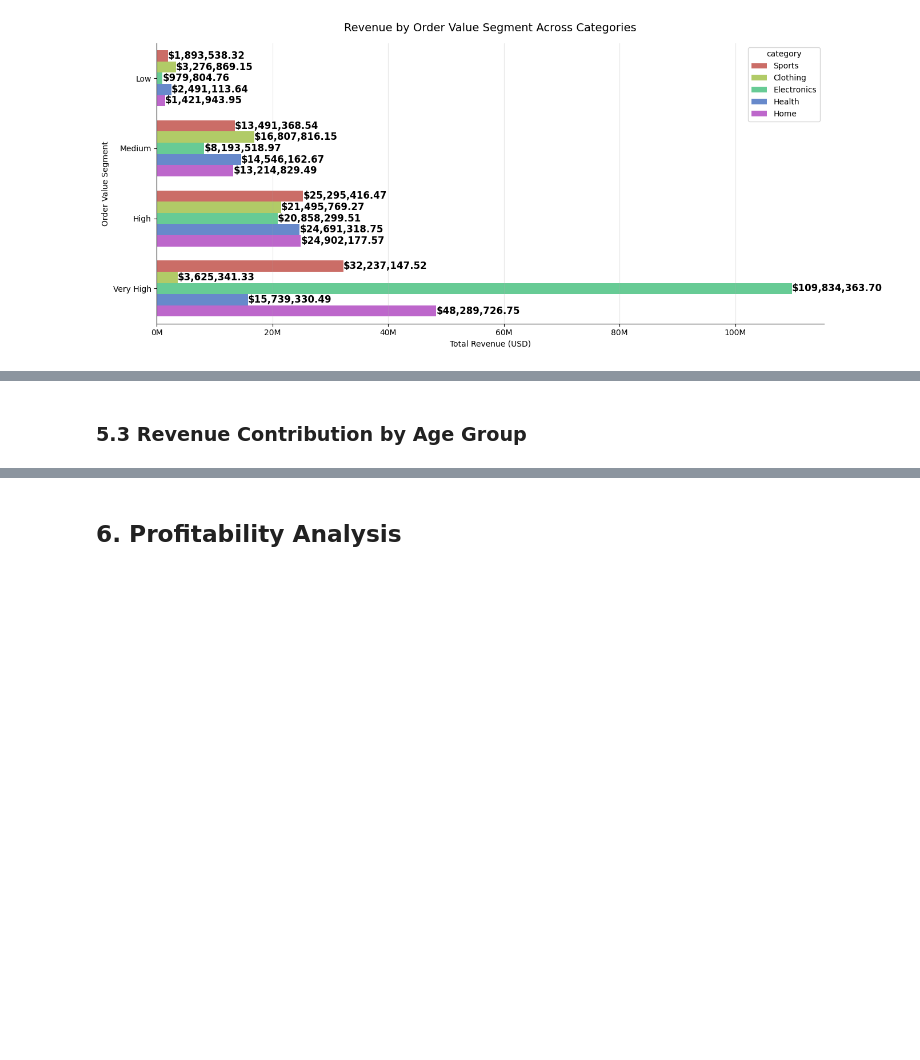
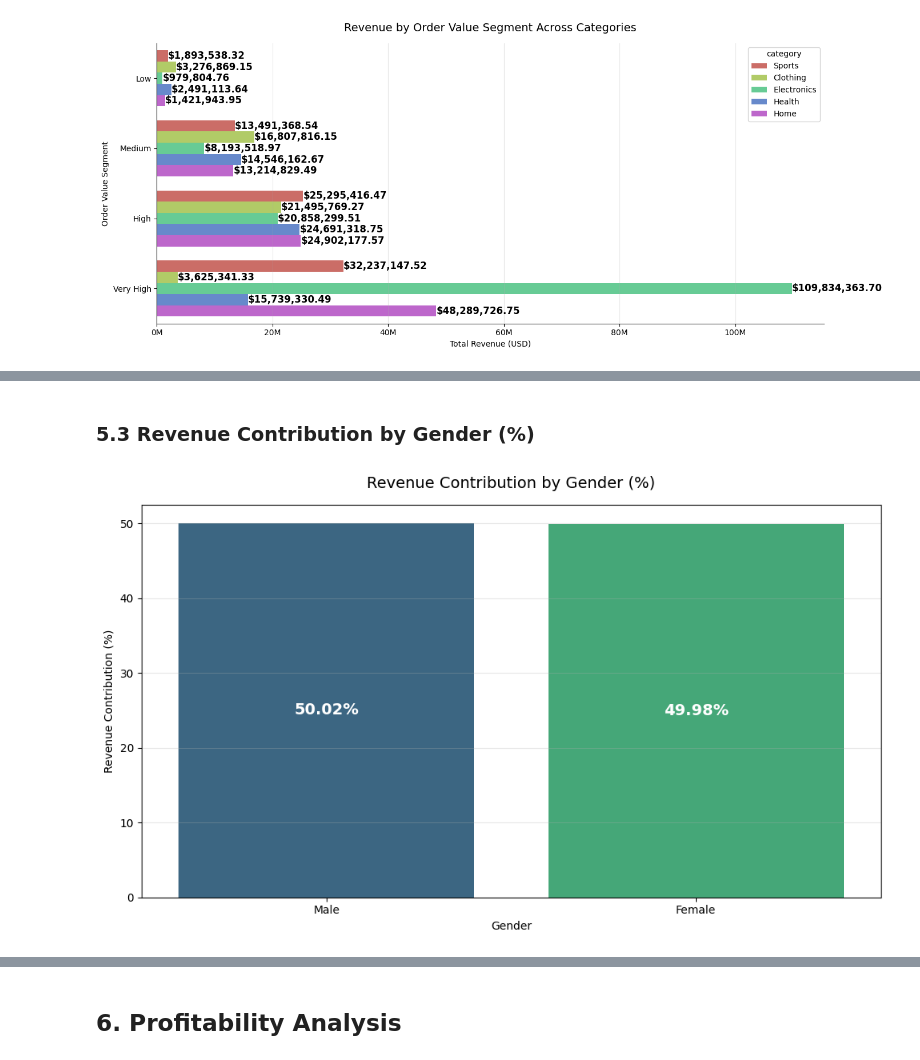
Before and after one commit to judiellegaspina/Ecommerce-EDA-and-Sales-Prediction, a Jupyter notebook: 05_Sales_Analysis.ipynb, the cells around one changed output, grey strips where cells are left out. Saved outputs shown, nothing was run; the diff lists cells and outputs as text; code cells hidden in the pictures; blank space fills up the shorter version.

```diff
--- a/05_Sales_Analysis.ipynb
+++ b/05_Sales_Analysis.ipynb
@@ -603,2 +693,45 @@ plt.show()
 # %% [markdown]
-### 5.3 Revenue Contribution by Age Group
+### 5.3 Revenue Contribution by Gender (%)
+# %%
+gender_revenue = (
+    sales_df
+    .groupby('gender')['net_revenue_usd']
+    .sum()
+    .reindex(['Male', 'Female'])
+    .reset_index()
+    .head(15)
+)
+
+total_revenue = gender_revenue['net_revenue_usd'].sum()
+gender_revenue['revenue_pct'] = (gender_revenue['net_revenue_usd'] / total_revenue) * 100
+
+plt.figure(figsize=(10, 6))
+
+ax = sns.barplot(
+    data=gender_revenue,
+    x='gender',
+    y='revenue_pct',
+    hue='gender',
+    legend=False,
+    palette='viridis'
+)
+
+# Add value labels on each marker
+for container in ax.containers:
+    ax.bar_label(
+        container,
+        labels=[f'{v:,.2f}%' for v in container.datavalues],
+        label_type='center',
+        color='white',
+        fontsize=14,
+        fontweight='bold'
+    )
+
+plt.title('Revenue Contribution by Gender (%)', fontsize=14, pad=15)
+plt.xlabel('Gender')
+plt.ylabel("Revenue Contribution (%)")
+plt.grid(axis='y', alpha=0.3)
+plt.tight_layout()
+plt.show()
+# %% [output]
+[figure, added]
```
Also changed, not shown: parts of 21 cells of this notebook.
